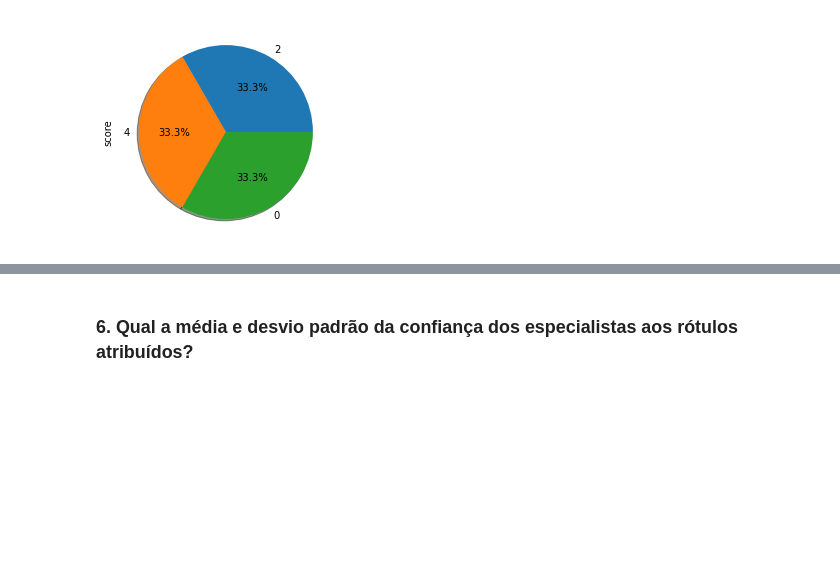
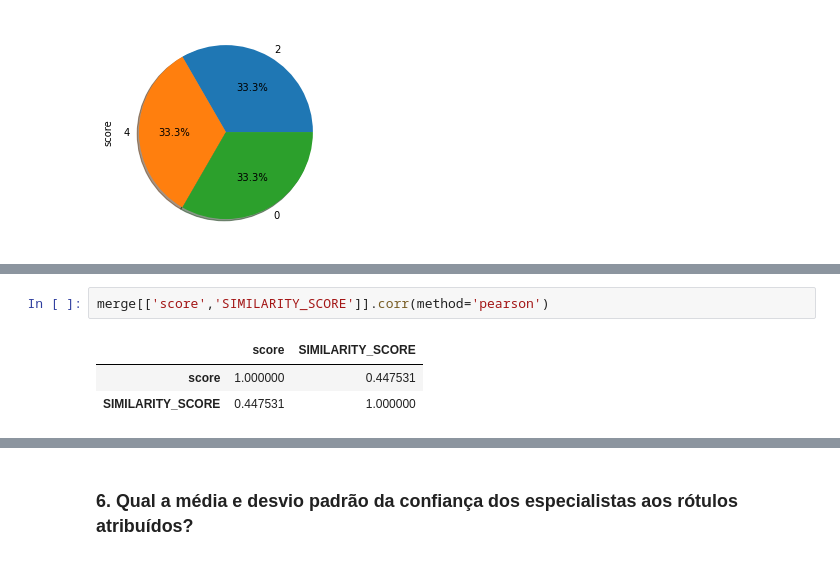
Before and after one commit to danieljunior/jidm, a Jupyter notebook: Data Analysis.ipynb, the cells around one changed output, grey strips where cells are left out. Cells and saved outputs as stored; diff of their text form; blank space fills up the shorter version.

```diff
--- a/Data Analysis.ipynb
+++ b/Data Analysis.ipynb
@@ -216,0 +269,6 @@ heuristic['score'].value_counts().sort_values().plot.pie( legend=False, \
+# %%
+merge[['score','SIMILARITY_SCORE']].corr(method='pearson')
+# %% [output]
+|  | score | SIMILARITY_SCORE |
+| score | 1.000000 | 0.447531 |
+| SIMILARITY_SCORE | 0.447531 | 1.000000 |
```
Also changed, not shown: parts of 13 cells of this notebook.
